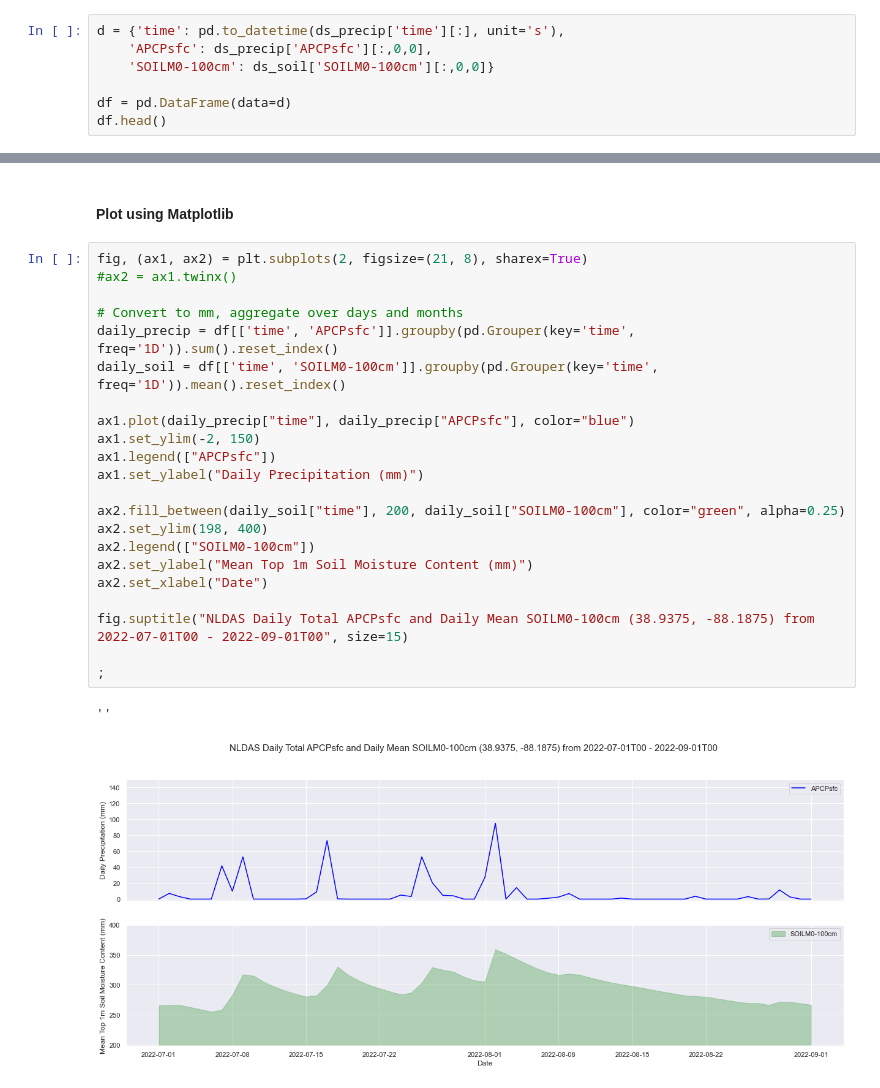
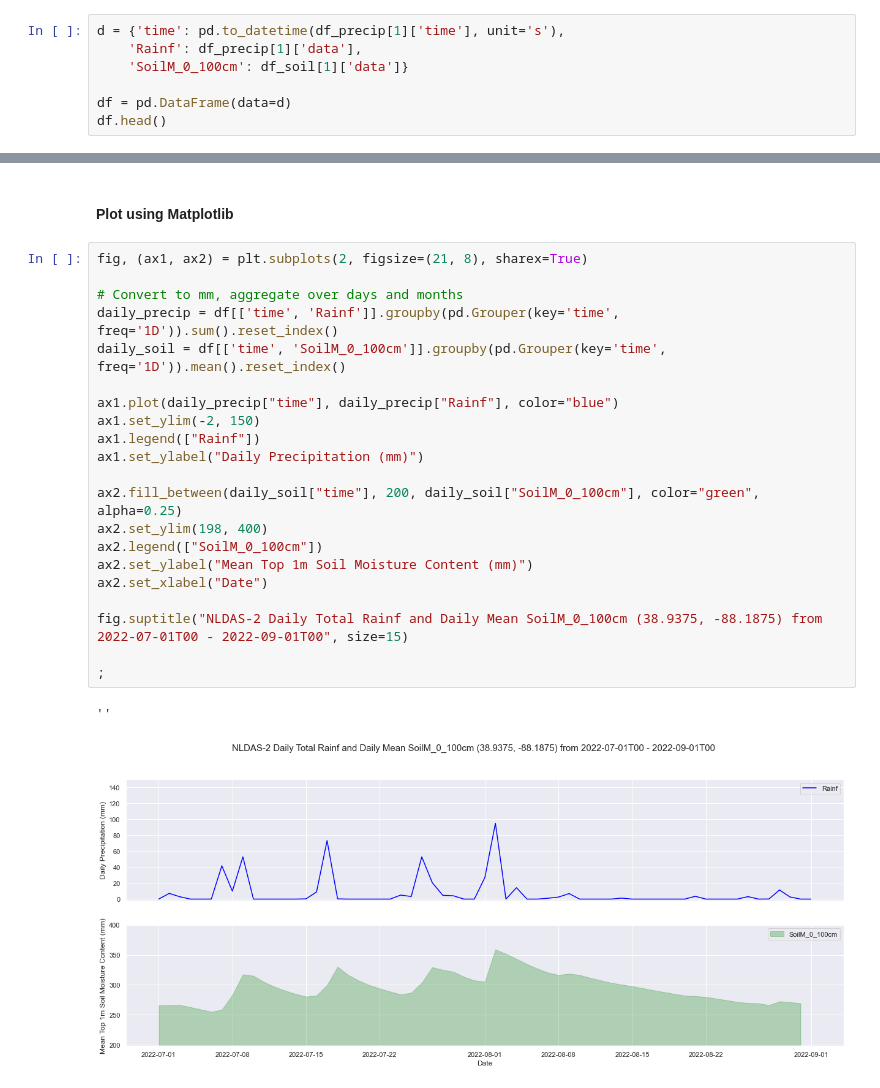
Before and after one commit to gdslab/asa_2022_workshop_nasa_for_ag, a Jupyter notebook: 05-Hands_on_exercise_Notebook.ipynb, the cells around one changed output, grey strips where cells are left out. Cells and saved outputs as stored; diff of their text form.

Commit message:
Changed variables and plot labels

```diff
--- a/05-Hands_on_exercise_Notebook.ipynb
+++ b/05-Hands_on_exercise_Notebook.ipynb
@@ -84,9 +121,9 @@ https://hydro1.gesdisc.eosdis.nasa.gov/daac-bin/access/timeseries.cgi?variable=N
 # %% [markdown]
 #### Combine data into a single dataframe
 # %%
-d = {'time': pd.to_datetime(ds_precip['time'][:], unit='s'),
-    'APCPsfc': ds_precip['APCPsfc'][:,0,0],
-    'SOILM0-100cm': ds_soil['SOILM0-100cm'][:,0,0]}
+d = {'time': pd.to_datetime(df_precip[1]['time'], unit='s'),
+    'Rainf': df_precip[1]['data'],
+    'SoilM_0_100cm': df_soil[1]['data']}
 
 df = pd.DataFrame(data=d)
 df.head()
@@ -101,26 +138,25 @@ df.head()
 #### Plot using Matplotlib
 # %%
 fig, (ax1, ax2) = plt.subplots(2, figsize=(21, 8), sharex=True)
-#ax2 = ax1.twinx()
 
 # Convert to mm, aggregate over days and months
-daily_precip = df[['time', 'APCPsfc']].groupby(pd.Grouper(key='time', freq='1D')).sum().reset_index()
-daily_soil = df[['time', 'SOILM0-100cm']].groupby(pd.Grouper(key='time', freq='1D')).mean().reset_index()
+daily_precip = df[['time', 'Rainf']].groupby(pd.Grouper(key='time', freq='1D')).sum().reset_index()
+daily_soil = df[['time', 'SoilM_0_100cm']].groupby(pd.Grouper(key='time', freq='1D')).mean().reset_index()
 
-ax1.plot(daily_precip["time"], daily_precip["APCPsfc"], color="blue")
+ax1.plot(daily_precip["time"], daily_precip["Rainf"], color="blue")
 ax1.set_ylim(-2, 150)
-ax1.legend(["APCPsfc"])
+ax1.legend(["Rainf"])
 ax1.set_ylabel("Daily Precipitation (mm)")
 
-ax2.fill_between(daily_soil["time"], 200, daily_soil["SOILM0-100cm"], color="green", alpha=0.25)
+ax2.fill_between(daily_soil["time"], 200, daily_soil["SoilM_0_100cm"], color="green", alpha=0.25)
 ax2.set_ylim(198, 400)
-ax2.legend(["SOILM0-100cm"])
+ax2.legend(["SoilM_0_100cm"])
 ax2.set_ylabel("Mean Top 1m Soil Moisture Content (mm)")
 ax2.set_xlabel("Date")
 
-fig.suptitle("NLDAS Daily Total APCPsfc and Daily Mean SOILM0-100cm (38.9375, -88.1875) from 2022-07-01T00 - 2022-09-01T00", size=15)
+fig.suptitle("NLDAS-2 Daily Total Rainf and Daily Mean SoilM_0_100cm (38.9375, -88.1875) from 2022-07-01T00 - 2022-09-01T00", size=15)
 
 ;
 # %% [output]
 ''
-[figure, old version]
+[figure, new version]
```
Also changed, not shown: parts of 6 cells of this notebook.
